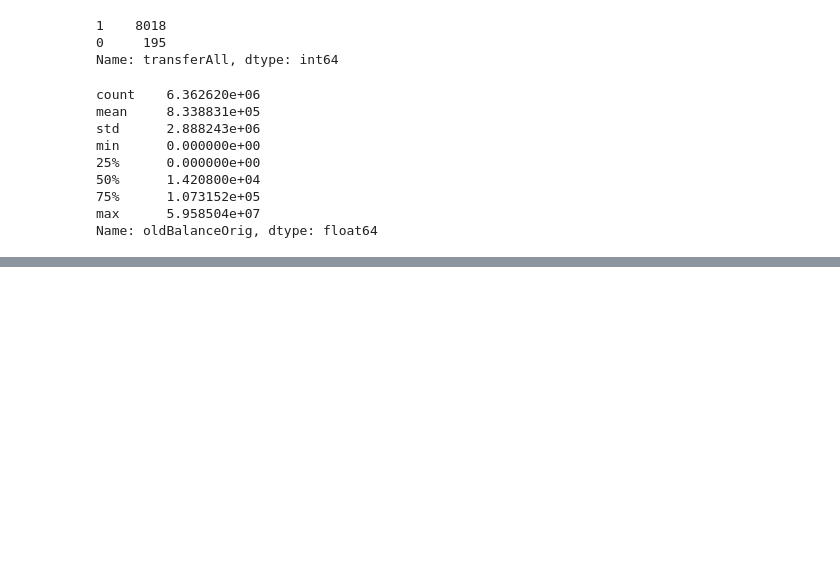
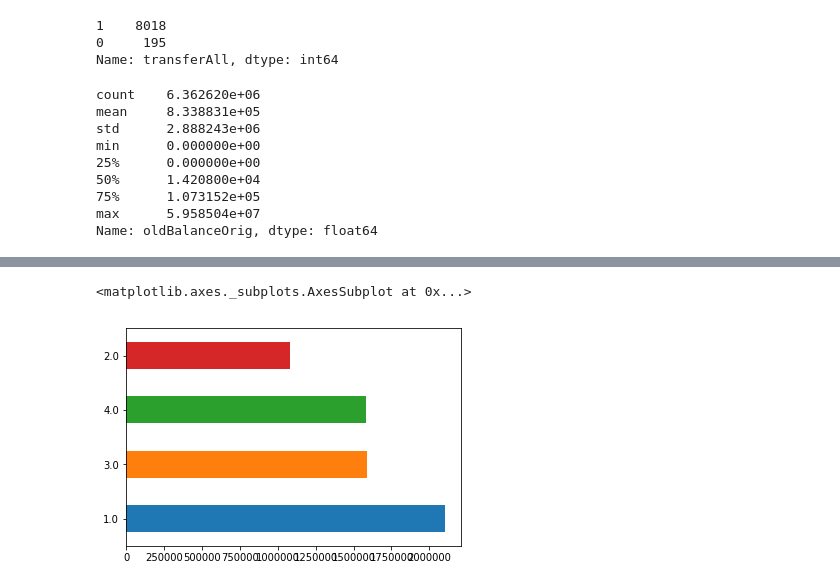
Before and after one commit to PriyankaBiswas/Data-Science, a Jupyter notebook: Unit2_SL/fraud_detection/fraud_detection-pushed.ipynb, the cells around one changed output, grey strips where cells are left out. Cells and saved outputs as stored; diff of their text form; code cells hidden in the pictures; blank space fills up the shorter version.

```diff
--- a/Unit2_SL/fraud_detection/fraud_detection-pushed.ipynb
+++ b/Unit2_SL/fraud_detection/fraud_detection-pushed.ipynb
@@ -554,0 +564,5 @@ oldBalanceQS = pd.Series(oldBalanceQ)
+# %%
+data[data.isFraud == 0].oldBalanceQtl.value_counts().plot(kind='barh')
+# %% [output]
+<matplotlib.axes._subplots.AxesSubplot at 0x...>
+[figure, added]
```
Also changed, not shown: parts of 10 cells of this notebook.
